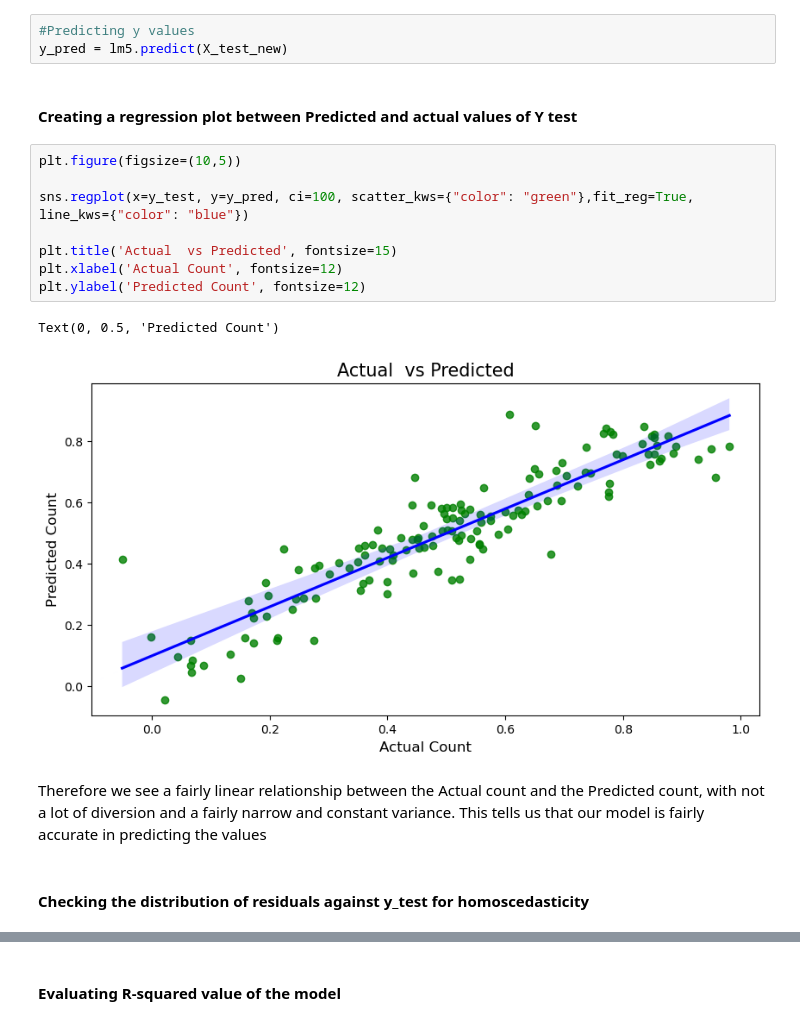
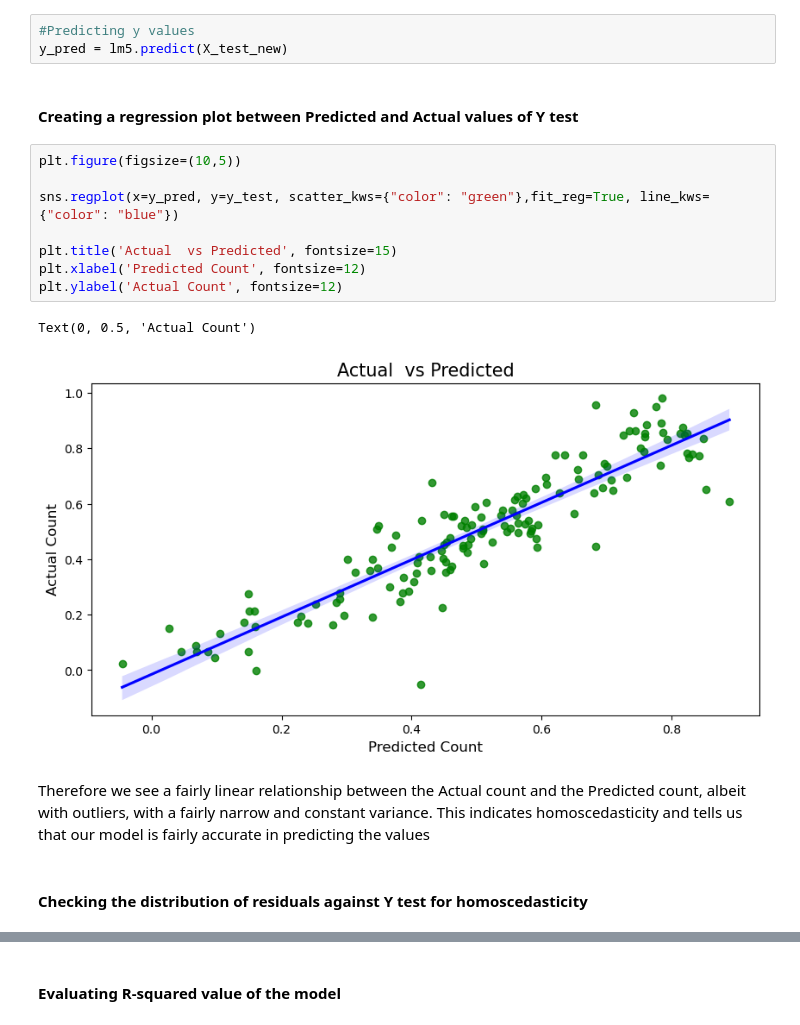
Before and after one commit to svkmsr6/boombikes-linear-regression-assignment, a Jupyter notebook: Souvik_Misra_Linear_Regression_Assignment.ipynb, the cells around one changed output, grey strips where cells are left out. Saved outputs shown, nothing was run; the diff lists cells and outputs as text.

```diff
--- a/Souvik_Misra_Linear_Regression_Assignment.ipynb
+++ b/Souvik_Misra_Linear_Regression_Assignment.ipynb
@@ -769,22 +765,22 @@ X_test_new.head()
 #Predicting y values
 y_pred = lm5.predict(X_test_new)
 # %% [markdown]
-#### Creating a regression plot between Predicted and actual values of Y test
+#### Creating a regression plot between Predicted and Actual values of Y test
 # %%
 plt.figure(figsize=(10,5))
 
-sns.regplot(x=y_test, y=y_pred, ci=100, scatter_kws={"color": "green"},fit_reg=True, line_kws={"color": "blue"})
+sns.regplot(x=y_pred, y=y_test, scatter_kws={"color": "green"},fit_reg=True, line_kws={"color": "blue"})
 
 plt.title('Actual  vs Predicted', fontsize=15)
-plt.xlabel('Actual Count', fontsize=12)
-plt.ylabel('Predicted Count', fontsize=12)
+plt.xlabel('Predicted Count', fontsize=12)
+plt.ylabel('Actual Count', fontsize=12)
 # %% [output]
-Text(0, 0.5, 'Predicted Count')
+Text(0, 0.5, 'Actual Count')
-[figure, old version]
+[figure, new version]
 # %% [markdown]
-Therefore we see a fairly linear relationship between the Actual count and the Predicted count, with not a lot of diversion and a fairly narrow and constant variance. This tells us that our model is fairly accurate in predicting the values
+Therefore we see a fairly linear relationship between the Actual count and the Predicted count, albeit with outliers, with a fairly narrow and constant variance. This indicates homoscedasticity and tells us that our model is fairly accurate in predicting the values
 # %% [markdown]
-#### Checking the distribution of residuals against y_test for homoscedasticity
+#### Checking the distribution of residuals against Y test for homoscedasticity
 # %%
 fig = plt.figure()
 plt.figure(figsize=(10,5))
```
Also changed, not shown: parts of 13 cells of this notebook, 3 other files.
